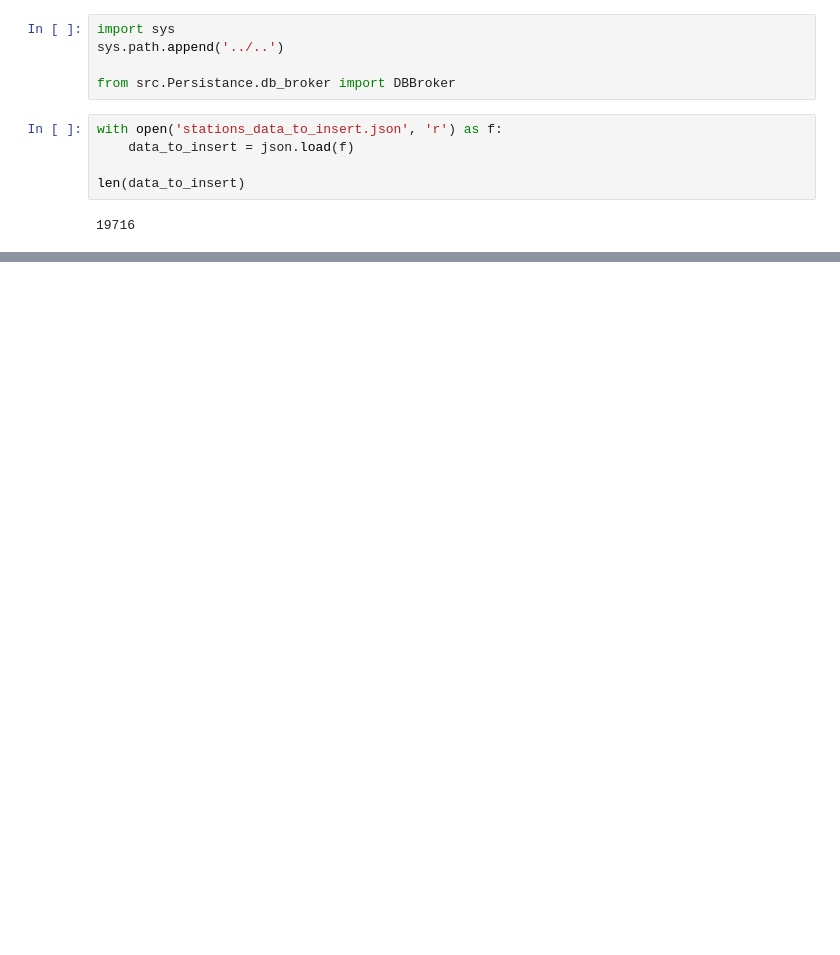
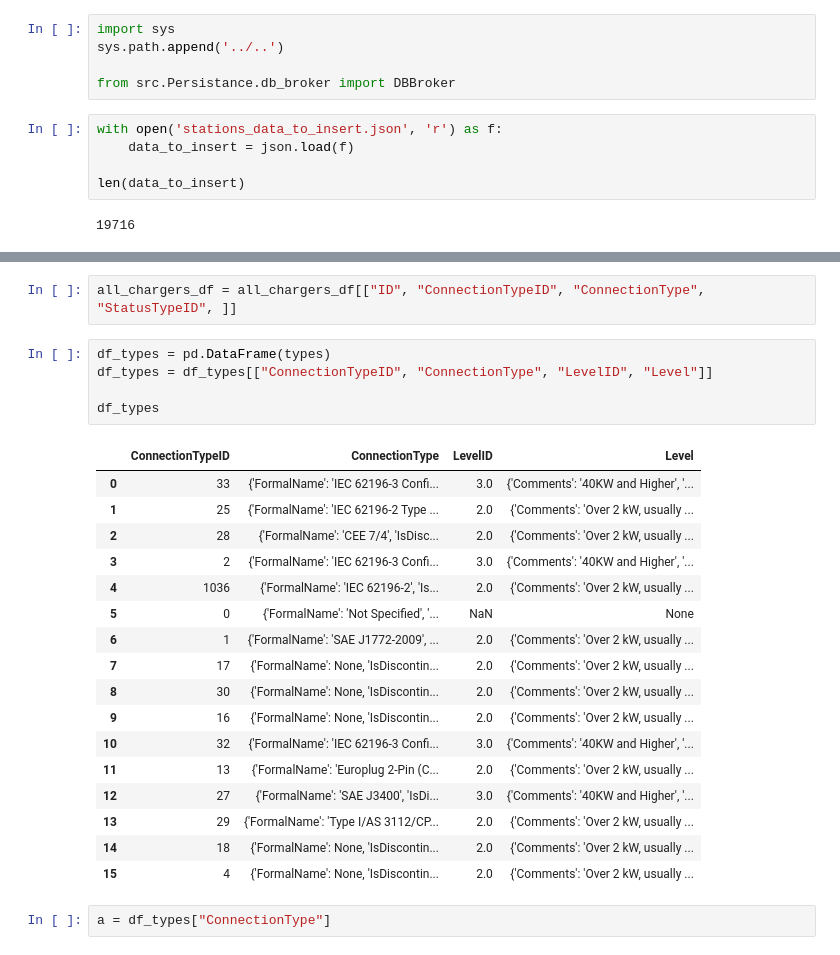
Before and after one commit to danny-sp/TFG-Server, a Jupyter notebook: data/stations/analyzer.ipynb, the cells around one changed output, grey strips where cells are left out. Cells and saved outputs as stored; diff of their text form; blank space fills up the shorter version.

```diff
--- a/data/stations/analyzer.ipynb
+++ b/data/stations/analyzer.ipynb
@@ -312,0 +396,27 @@ for i in range(0, len(data_to_insert), batch_size):
+# %%
+all_chargers_df = all_chargers_df[["ID", "ConnectionTypeID", "ConnectionType", "StatusTypeID", ]]
+# %%
+df_types = pd.DataFrame(types)
+df_types = df_types[["ConnectionTypeID", "ConnectionType", "LevelID", "Level"]]
+
+df_types
+# %% [output]
+|  | ConnectionTypeID | ConnectionType | LevelID | Level |
+| 0 | 33 | {'FormalName': 'IEC 62196-3 Confi... | 3.0 | {'Comments': '40KW and Higher', '... |
+| 1 | 25 | {'FormalName': 'IEC 62196-2 Type ... | 2.0 | {'Comments': 'Over 2 kW, usually ... |
+| 2 | 28 | {'FormalName': 'CEE 7/4', 'IsDisc... | 2.0 | {'Comments': 'Over 2 kW, usually ... |
+| 3 | 2 | {'FormalName': 'IEC 62196-3 Confi... | 3.0 | {'Comments': '40KW and Higher', '... |
+| 4 | 1036 | {'FormalName': 'IEC 62196-2', 'Is... | 2.0 | {'Comments': 'Over 2 kW, usually ... |
+| 5 | 0 | {'FormalName': 'Not Specified', '... | NaN | None |
+| 6 | 1 | {'FormalName': 'SAE J1772-2009', ... | 2.0 | {'Comments': 'Over 2 kW, usually ... |
+| 7 | 17 | {'FormalName': None, 'IsDiscontin... | 2.0 | {'Comments': 'Over 2 kW, usually ... |
+| 8 | 30 | {'FormalName': None, 'IsDiscontin... | 2.0 | {'Comments': 'Over 2 kW, usually ... |
+| 9 | 16 | {'FormalName': None, 'IsDiscontin... | 2.0 | {'Comments': 'Over 2 kW, usually ... |
+| 10 | 32 | {'FormalName': 'IEC 62196-3 Confi... | 3.0 | {'Comments': '40KW and Higher', '... |
+| 11 | 13 | {'FormalName': 'Europlug 2-Pin (C... | 2.0 | {'Comments': 'Over 2 kW, usually ... |
+| 12 | 27 | {'FormalName': 'SAE J3400', 'IsDi... | 3.0 | {'Comments': '40KW and Higher', '... |
+| 13 | 29 | {'FormalName': 'Type I/AS 3112/CP... | 2.0 | {'Comments': 'Over 2 kW, usually ... |
+| 14 | 18 | {'FormalName': None, 'IsDiscontin... | 2.0 | {'Comments': 'Over 2 kW, usually ... |
+| 15 | 4 | {'FormalName': None, 'IsDiscontin... | 2.0 | {'Comments': 'Over 2 kW, usually ... |
+# %%
+a = df_types["ConnectionType"]
```
Also changed, not shown: parts of 13 cells of this notebook, 31 other files.
